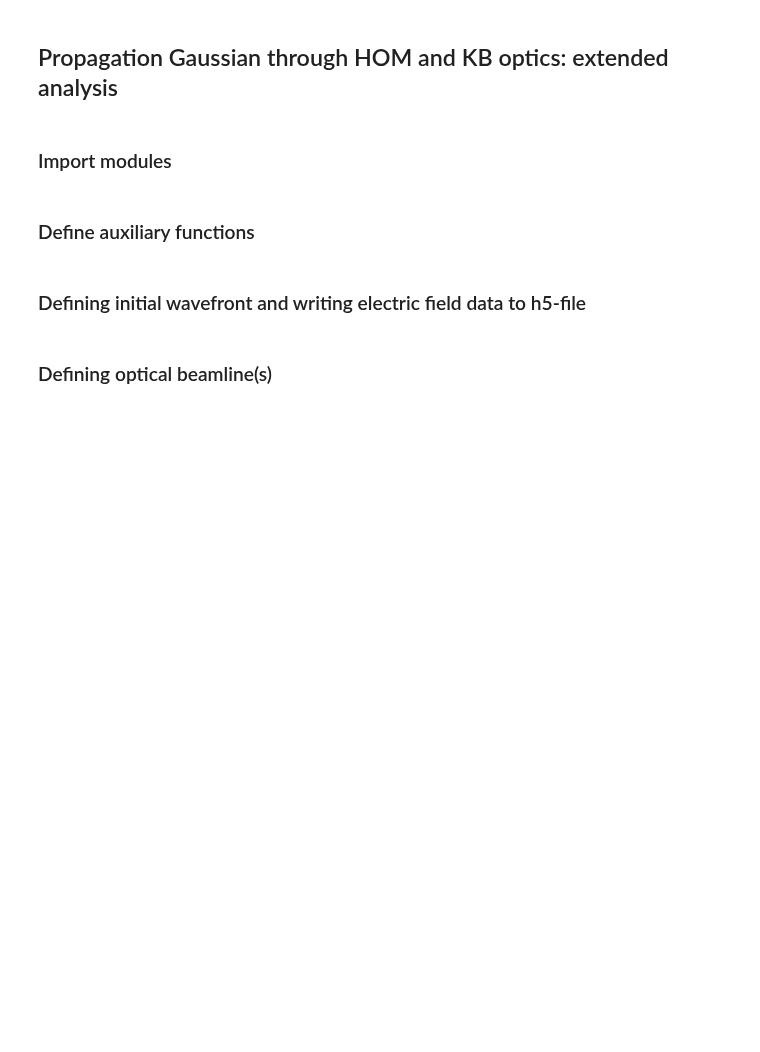
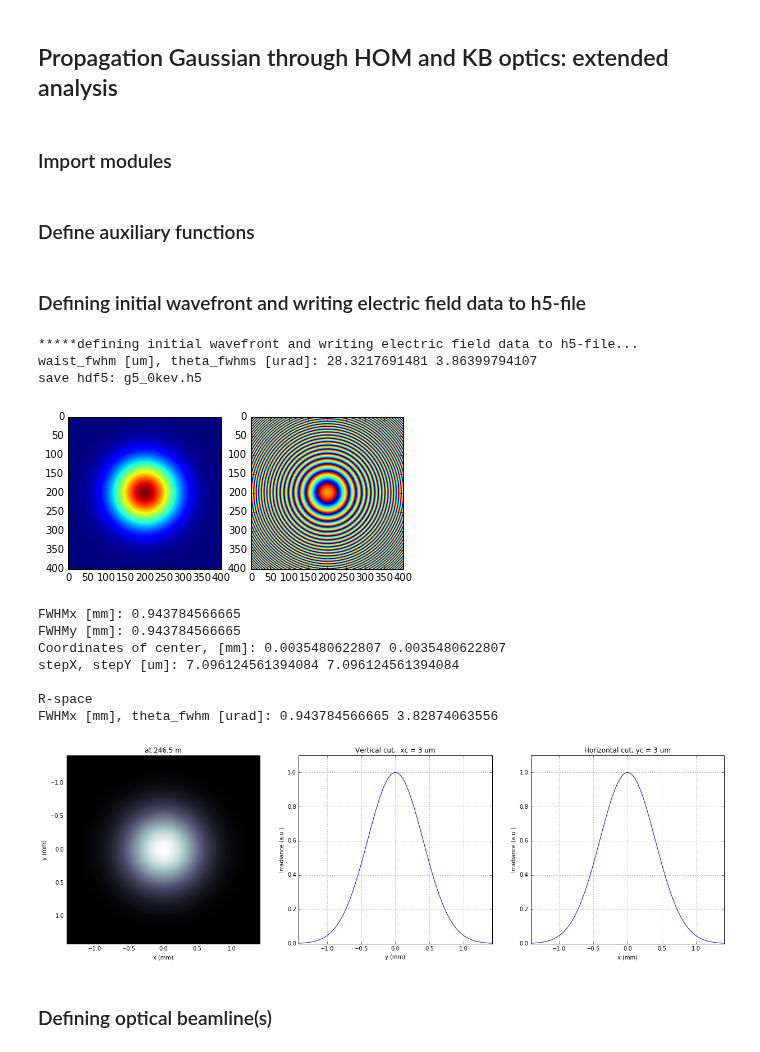
Before and after one commit to samoylv/WPG, a Jupyter notebook: samples/Tutorials/Tutorial_case_3.ipynb, the cells around one changed output. Cells and saved outputs as stored; diff of their text form; code cells hidden in the pictures; blank space fills up the shorter version.

```diff
--- a/samples/Tutorials/Tutorial_case_3.ipynb
+++ b/samples/Tutorials/Tutorial_case_3.ipynb
@@ -55,9 +55,9 @@ def calculate_source_fwhm(ekev, theta_fwhm):
     :param theta_fwhm: theta_fwhm [units?]
     """
     wl = 12.39e-10/ekev
-    k = 2 * numpy.sqrt(2*numpy.log(2))
+    k = 2 * np.sqrt(2*np.log(2))
     theta_sigma = theta_fwhm /k
-    sigma0 = wl /(2*numpy.pi*theta_sigma)
+    sigma0 = wl /(2*np.pi*theta_sigma)
     return sigma0*k
 
 def calculate_theta_fwhm_cdr(ekev,qnC):
@@ -68,7 +68,7 @@ def calculate_theta_fwhm_cdr(ekev,qnC):
     :param qnC: e-bunch charge, [nC]
     :return: theta_fwhm [units?]
     """
-    theta_fwhm = (17.2 - 6.4 * numpy.sqrt(qnC))*1e-6/ekev**0.85
+    theta_fwhm = (17.2 - 6.4 * np.sqrt(qnC))*1e-6/ekev**0.85
     return theta_fwhm
 
 def defineOPD(opTrErMirr, mdatafile, ncol, delim, Orient, theta, scale):
@@ -82,9 +82,9 @@ def defineOPD(opTrErMirr, mdatafile, ncol, delim, Orient, theta, scale):
     :params theta: incidence angle
     :params scale: scaling factor for the mirror profile
     """
-    heightProfData = numpy.loadtxt(mdatafile).T
+    heightProfData = np.loadtxt(mdatafile).T
     AuxTransmAddSurfHeightProfileScaled(opTrErMirr, heightProfData, Orient, theta, scale)
-    pylab.figure()
+    plt.figure()
     plot_1d(heightProfData,'profile from ' + mdatafile,'x (m)', 'h (m)')
 # %% [markdown]
 ### Defining initial wavefront and writing electric field data to h5-file
@@ -126,49 +126,62 @@ dhkb_vkb = dhkb_foc - dvkb_foc          # distance between centers of HFM and VF
 
 z1 = d2m1
 theta_fwhm = calculate_theta_fwhm_cdr(ekev,qnC)
-k = 2*sqrt(2*log(2))
-sigX = 12.4e-10*k/(ekev*4*pi*theta_fwhm)
-print 'waist_fwhm [um], theta_fwhms [urad]:', sigX*k*1e6, theta_fwhm*1e6
+k = 2*np.sqrt(2*np.log(2))
+sigX = 12.4e-10*k/(ekev*4*np.pi*theta_fwhm)
+print('waist_fwhm [um], theta_fwhms [urad]:', sigX*k*1e6, theta_fwhm*1e6)
 #define limits
 range_xy = theta_fwhm/k*z1*7. # sigma*7 beam size
-np=400
+npoints=400
 
 #define unique filename for storing results
-ip = floor(ekev)
-frac = numpy.floor((ekev - ip)*1e3)
+ip = np.floor(ekev)
+frac = np.floor((ekev - ip)*1e3)
 fname0 = 'g' + str(int(ip))+'_'+str(int(frac))+'kev'
 print('save hdf5: '+fname0+'.h5')
 ifname = os.path.join(strOutputDataFolder,fname0+'.h5')
 
 #tiltX = theta_rms
 #build SRW gauusian wavefront
-wfr0=build_gauss_wavefront_xy(nx=np, ny=np, ekev=ekev,
+wfr0=build_gauss_wavefront_xy(nx=npoints, ny=npoints, ekev=ekev,
                               xMin=-range_xy/2, xMax=range_xy/2,
                               yMin=-range_xy/2, yMax=range_xy/2,
                               sigX=sigX, sigY=sigX, d2waist=z1,
                               xoff=0, yoff=0, tiltX=0, tiltY=0)
 
 #init WPG Wavefront helper class
 mwf = Wavefront(wfr0)
 
 #store wavefront to HDF5 file
 mwf.store_hdf5(ifname)
 
 #draw wavefront with common functions
 plt.subplot(1,2,1)
 plt.imshow(mwf.get_intensity(slice_number=0))
 plt.subplot(1,2,2)
 plt.imshow(mwf.get_phase(slice_number=0,polarization='horizontal'))
 plt.show()
 
 #draw wavefront with cuts
 plot_wfront(mwf, title_fig='at '+str(z1)+' m',
             isHlog=False, isVlog=False,
             i_x_min=1e-5, i_y_min=1e-5, orient='x', onePlot=True)
 
-pylab.set_cmap('bone') #set color map, 'bone', 'hot', 'jet', etc
+plt.set_cmap('bone') #set color map, 'bone', 'hot', 'jet', etc
 fwhm_x = calculate_fwhm_x(mwf)
-print 'FWHMx [mm], theta_fwhm [urad]:',fwhm_x*1e3,fwhm_x/z1*1e6
+print('FWHMx [mm], theta_fwhm [urad]:',fwhm_x*1e3,fwhm_x/z1*1e6)
+# %% [output]
+*****defining initial wavefront and writing electric field data to h5-file...
+waist_fwhm [um], theta_fwhms [urad]: 28.3217691481 3.86399794107
+save hdf5: g5_0kev.h5
+[figure, added]
+FWHMx [mm]: 0.943784566665
+FWHMy [mm]: 0.943784566665
+Coordinates of center, [mm]: 0.0035480622807 0.0035480622807
+stepX, stepY [um]: 7.096124561394084 7.096124561394084
+
+R-space
+FWHMx [mm], theta_fwhm [urad]: 0.943784566665 3.82874063556
+[figure, added]
 # %% [markdown]
 ### Defining optical beamline(s)
 # %%
```
Also changed, not shown: parts of 14 cells of this notebook, 4 other files.
